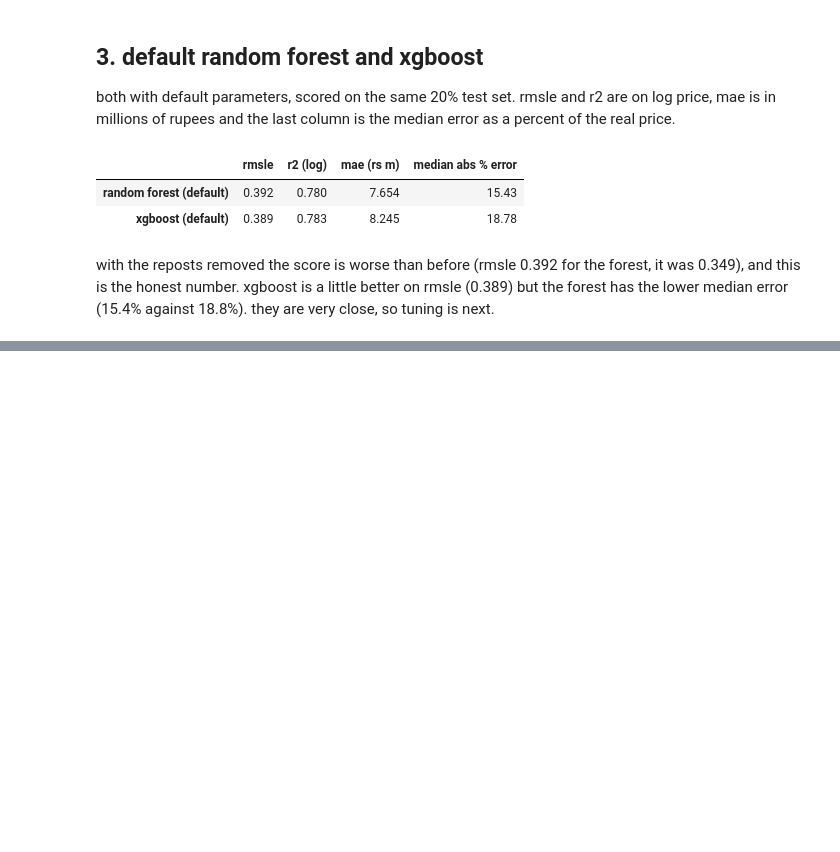
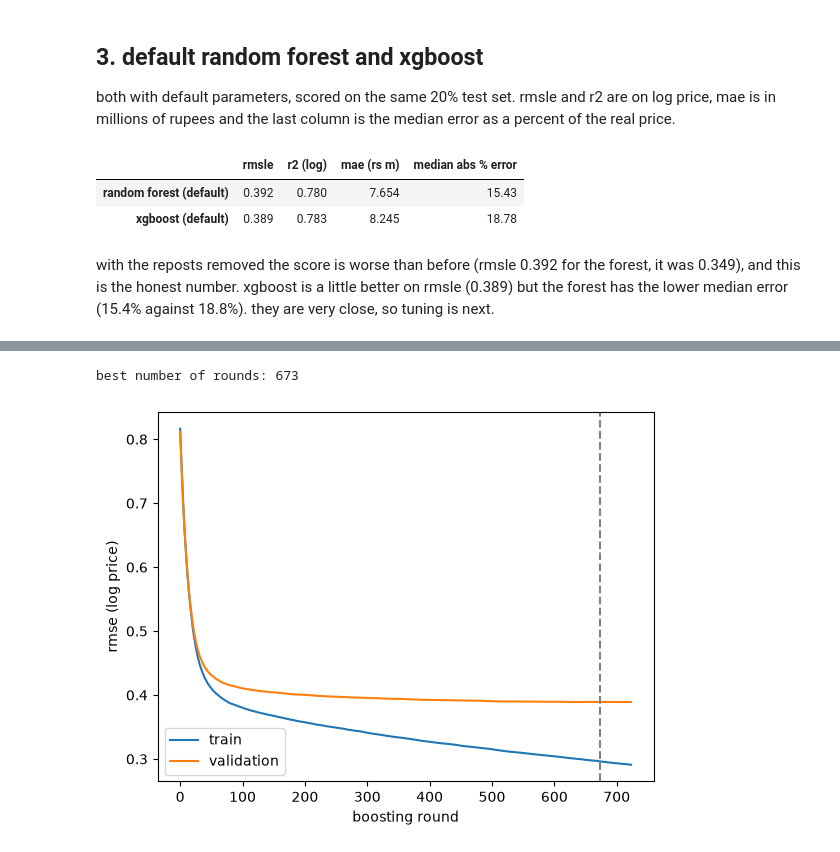
Before and after one commit to dsameendra/lk-ensemble-lab, a Jupyter notebook: notebooks/modelling.ipynb, the cells around one changed output, grey strips where cells are left out. Cells and saved outputs as stored; diff of their text form; code cells hidden in the pictures; blank space fills up the shorter version.

```diff
--- a/notebooks/modelling.ipynb
+++ b/notebooks/modelling.ipynb
@@ -108,0 +127,23 @@ with the reposts removed the score is worse than before (rmsle 0.392 for the for
+# %%
+# how many boosting rounds are needed at lr 0.05 and depth 6?
+X_tr, X_val, y_tr, y_val = train_test_split(X_train, y_train, test_size=0.2, random_state=SEED)
+prep_tmp = clone(preprocess).fit(X_tr)
+
+probe = XGBRegressor(n_estimators=2000, learning_rate=0.05, max_depth=6, subsample=0.8,
+                     colsample_bytree=0.7, early_stopping_rounds=50, tree_method='hist', random_state=SEED, n_jobs=-1)
+probe.fit(prep_tmp.transform(X_tr), np.log1p(y_tr),
+          eval_set=[(prep_tmp.transform(X_tr), np.log1p(y_tr)), (prep_tmp.transform(X_val), np.log1p(y_val))],
+          verbose=False)
+history = probe.evals_result()
+print('best number of rounds:', probe.best_iteration)
+
+plt.plot(history['validation_0']['rmse'], label='train')
+plt.plot(history['validation_1']['rmse'], label='validation')
+plt.axvline(probe.best_iteration, color='grey', linestyle='--')
+plt.xlabel('boosting round')
+plt.ylabel('rmse (log price)')
+plt.legend()
+plt.show()
+# %% [output]
+best number of rounds: 673
+[figure, added]
```
Also changed, not shown: parts of 7 cells of this notebook.
